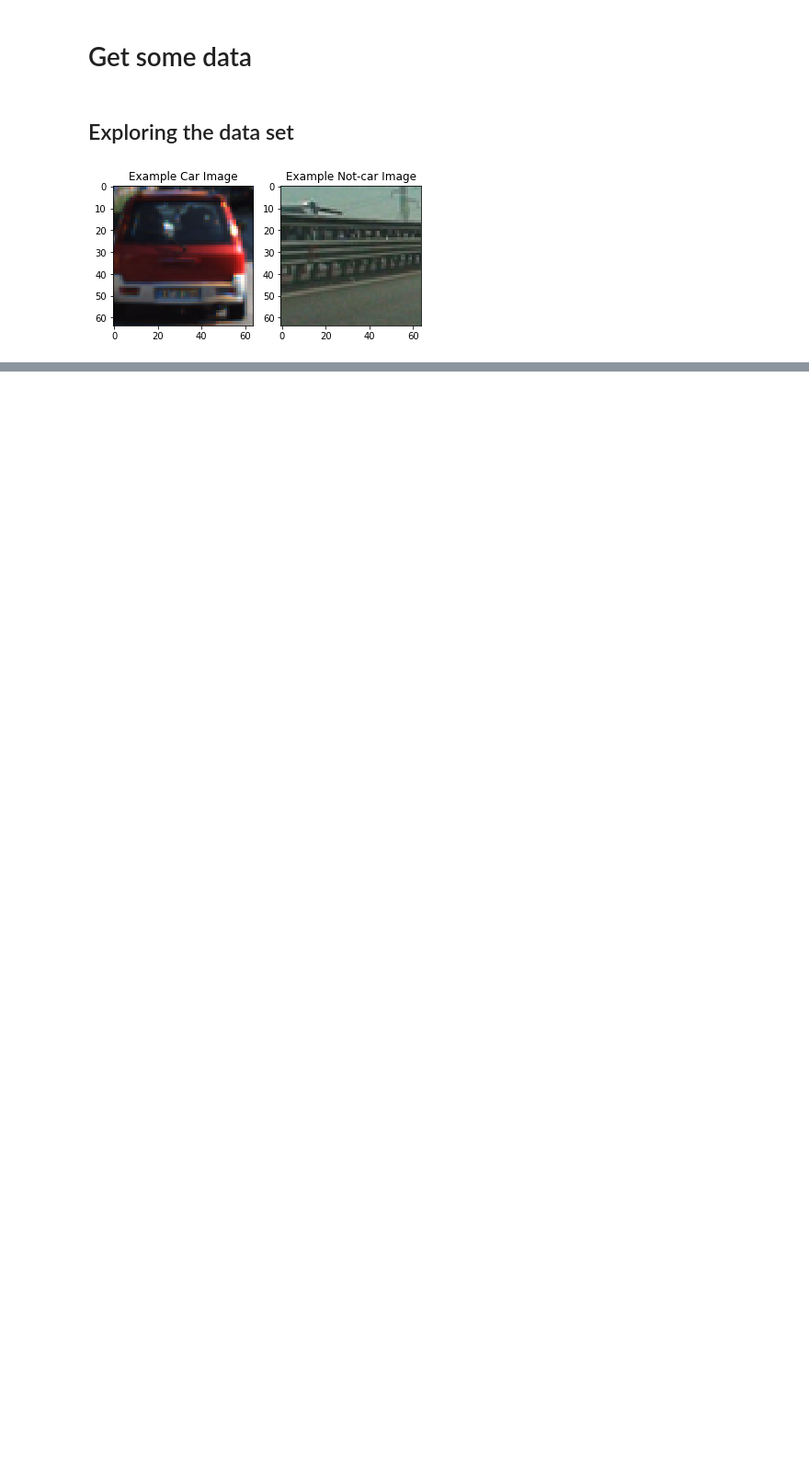
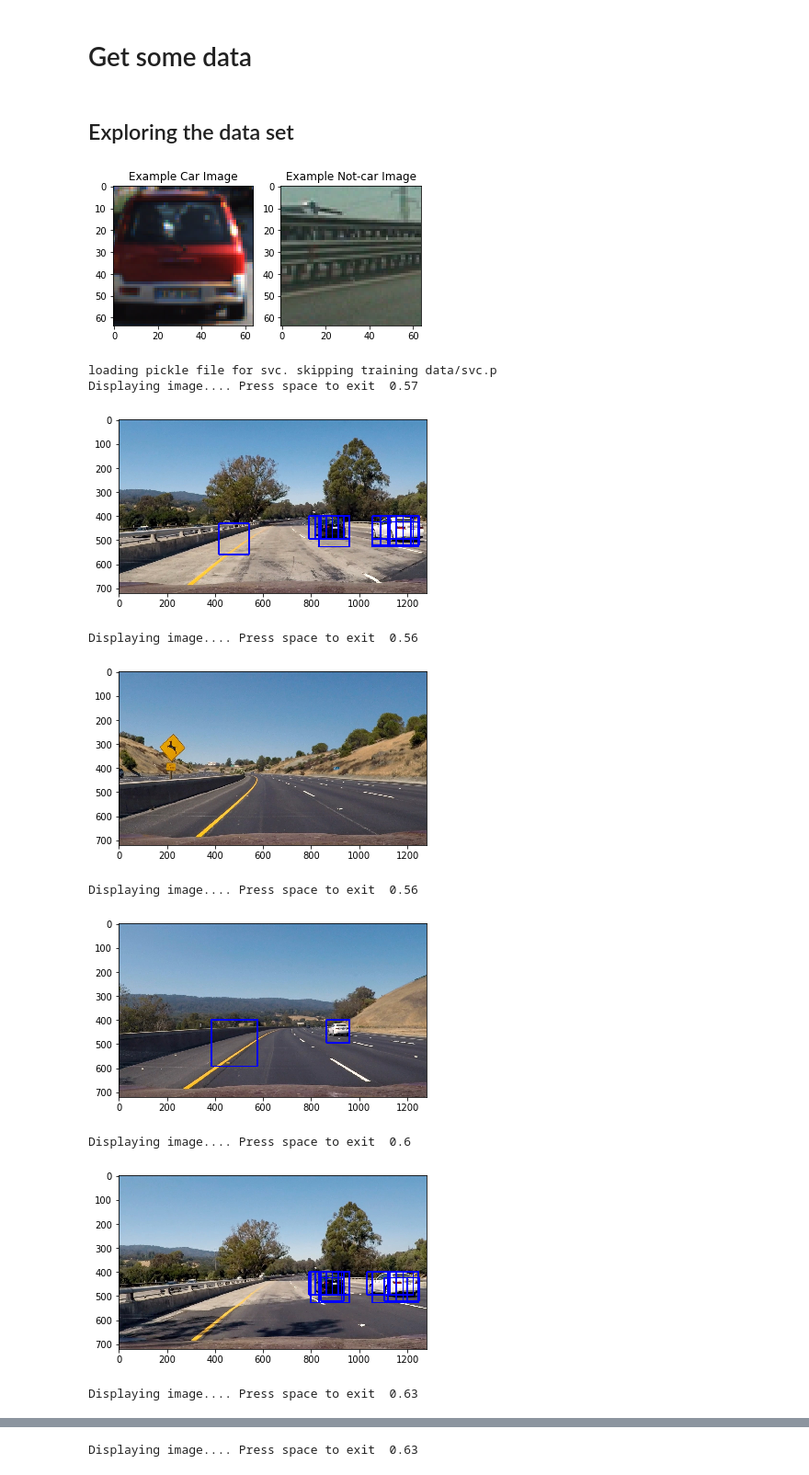
Before and after one commit to udacity/CarND-Vehicle-Detection, a Jupyter notebook: scratch2.ipynb, the cells around one changed output, grey strips where cells are left out. Shown at 92% size. Drawn from its saved outputs; the diff is of its cells as text; code cells hidden in the pictures; blank space fills up the shorter version.

```diff
--- a/scratch2.ipynb
+++ b/scratch2.ipynb
@@ -203,3 +203,46 @@ def explore_set():
 explore_set()
 # %% [output]
 [figure]
+# %%
+def process_frame_test(image, svc, X_scaler, scale, y_start_stop, heatmap):
+    bboxes = []
+    # searchlib.find_cars(image, y_start_stop[0]+50, y_start_stop[1], scale, svc, X_scaler, orient, pix_per_cell, cell_per_block, spatial_size, hist_bins, bboxes)
+    # searchlib.find_cars(image, y_start_stop[0], y_start_stop[0]+100, scale/1.5, svc, X_scaler, orient, pix_per_cell, cell_per_block, spatial_size, hist_bins, bboxes)
+    # searchlib.find_cars(image, 550, 700, scale * 1.33333, svc, X_scaler, orient, pix_per_cell, cell_per_block, spatial_size, hist_bins, bboxes)
+    searchlib.find_cars(image, y_start_stop[0], y_start_stop[1], scale, svc, X_scaler, orient, pix_per_cell, cell_per_block, spatial_size, hist_bins, bboxes)
+    searchlib.find_cars(image, y_start_stop[0], y_start_stop[1], scale * 1.333333, svc, X_scaler, orient, pix_per_cell, cell_per_block, spatial_size, hist_bins, bboxes)
+    searchlib.find_cars(image, y_start_stop[0], y_start_stop[1], scale * 2, svc, X_scaler, orient, pix_per_cell, cell_per_block, spatial_size, hist_bins, bboxes)
+    draw_image = cv2.cvtColor(image, cv2.COLOR_YCrCb2RGB)
+
+    heatmap.add_heat(image, bboxes)
+    return searchlib.draw_boxes(draw_image, bboxes)
+    #return searchlib.draw_labeled_bboxes(draw_image, heatmap.get_labelled_map())
+def test_window():
+    svc, X_scaler = train_classifier()
+    y_start_stop = [400, 700]
+    scale = 1.5
+    heatmap = HeatMap(heatmap_threshold, heatmap_count_to_keep)
+
+    test_files = glob.glob("test_images/*.jpg")
+    for file in test_files:
+        image = lib.read_image_in_colorspace(file, color_space="YCrCb")
+
+        t4 = time.time()
+        out_img = process_frame_test(image, svc, X_scaler, scale, y_start_stop, heatmap)
+        t5 = time.time()
+        print("Displaying image.... Press space to exit ", round(t5-t4, 2))
+        plt.imshow(out_img)
+        plt.show()
+    return
+test_window()
+# %% [output]
+loading pickle file for svc. skipping training data/svc.p
+Displaying image.... Press space to exit  0.57
+[figure, added]
+Displaying image.... Press space to exit  0.56
+[figure, added]
+Displaying image.... Press space to exit  0.56
+[figure, added]
+Displaying image.... Press space to exit  0.6
+[figure, added]
+Displaying image.... Press space to exit  0.63
@@ -205,0 +250 @@ explore_set()
+Displaying image.... Press space to exit  0.63
```
Also changed, not shown: parts of 1 cell of this notebook, 3 other files.
